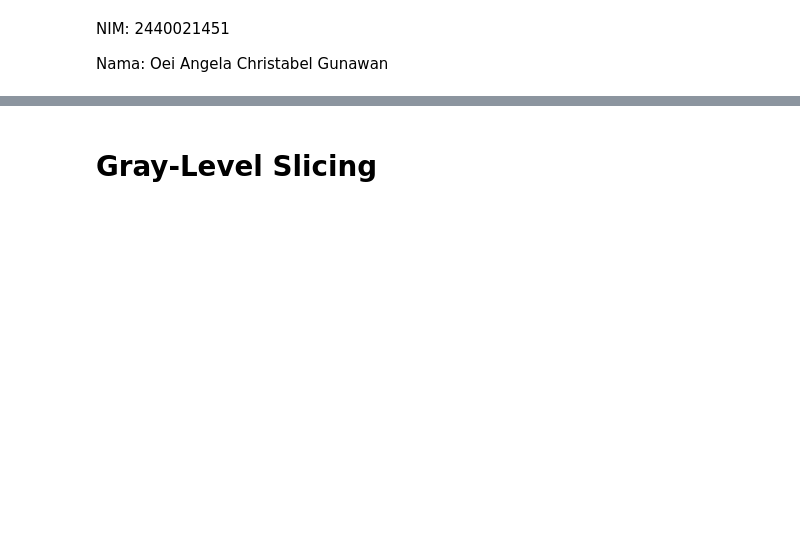
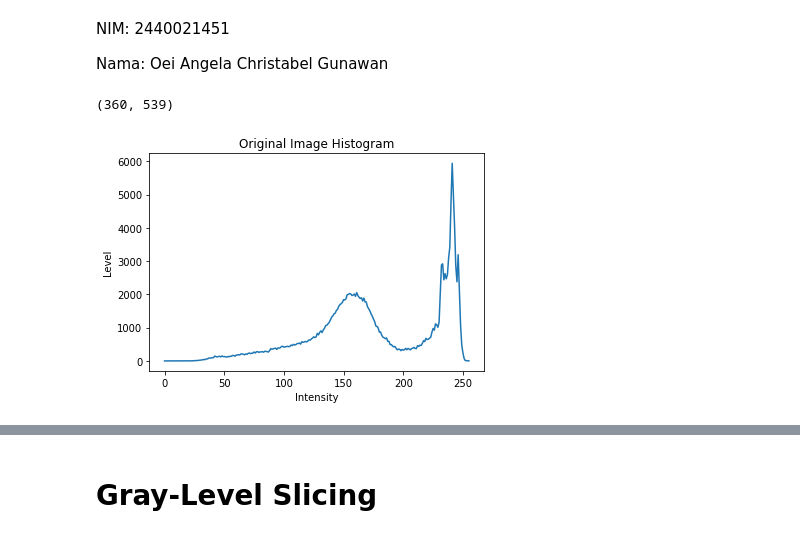
Before and after one commit to acg12/compvis_projects, a Jupyter notebook: Point-Based Processing/Assignment_Compvis_1_No_2.ipynb, the cells around one changed output, grey strips where cells are left out. Drawn from its saved outputs; the diff is of its cells as text; code cells hidden in the pictures; blank space fills up the shorter version.

```diff
--- a/Point-Based Processing/Assignment_Compvis_1_No_2.ipynb
+++ b/Point-Based Processing/Assignment_Compvis_1_No_2.ipynb
@@ -4,0 +10,27 @@ Nama: Oei Angela Christabel Gunawan
+# %%
+image = cv2.imread('img.jpg')
+image = cv2.cvtColor(image, cv2.COLOR_BGR2GRAY)
+print(image.shape)
+# %% [output]
+(360, 539)
+# %%
+# Visualize original histogram
+
+def plot_histogram(image, title):
+  intensity = np.zeros(256, dtype=int)
+  height = image.shape[0]
+  width = image.shape[1]
+
+  for i in range(height):
+    for j in range(width):
+      intensity[image[i][j]] += 1
+
+  plt.plot(intensity)
+  plt.title(title + ' Histogram')
+  plt.xlabel('Intensity')
+  plt.ylabel('Level')
+  plt.show()
+
+plot_histogram(image, 'Original Image')
+# %% [output]
+[figure, added]
```
Also changed, not shown: parts of 9 cells of this notebook.
